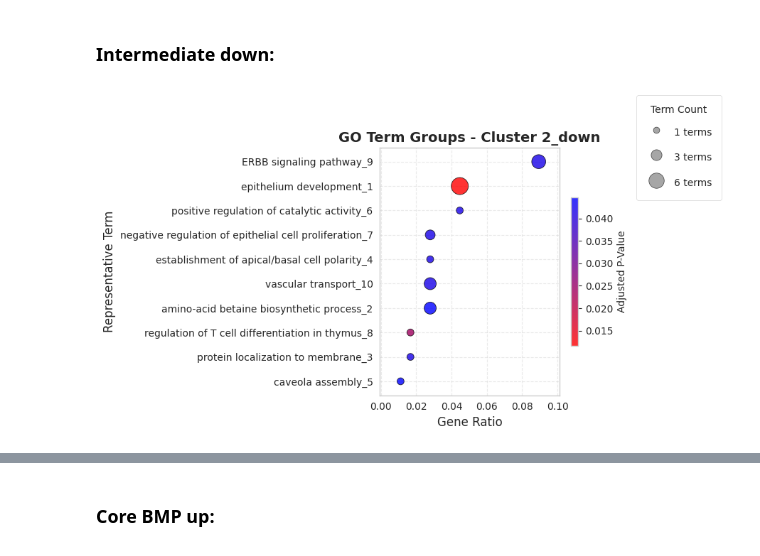
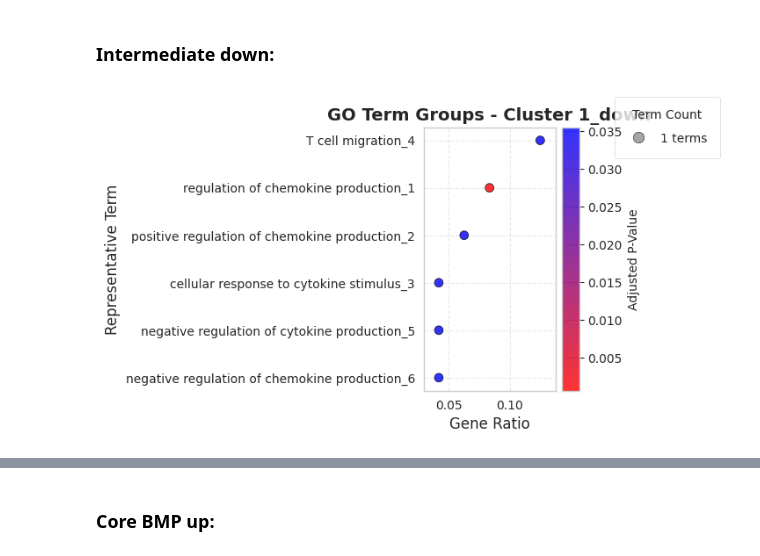
Before and after one commit to Mooguy/rec_paper, a Jupyter notebook: figures/figure_3_sep.ipynb, the cells around one changed output, grey strips where cells are left out. Drawn from its saved outputs; the diff is of its cells as text; code cells hidden in the pictures.

Commit message:
Updated training folder, figure 5 data processing

```diff
--- a/figures/figure_3_sep.ipynb
+++ b/figures/figure_3_sep.ipynb
@@ -95,6 +95,6 @@ plot_go_term_groups(goa_dict, "2_up", plotsize=(10, 5), save=False, top_n=10)
 # %% [markdown]
 ### Intermediate down:
 # %%
-plot_go_term_groups(goa_dict, "2_down", plotsize=(9, 5), save=False, top_n=10)
+plot_go_term_groups_updated(goa_dict, "1_down", plotsize=(1.5, 3), save=True, top_n=10)
 # %% [output]
-[figure, old version]
+[figure, new version]
```
Also changed, not shown: parts of 4 cells of this notebook, 17 other files.
